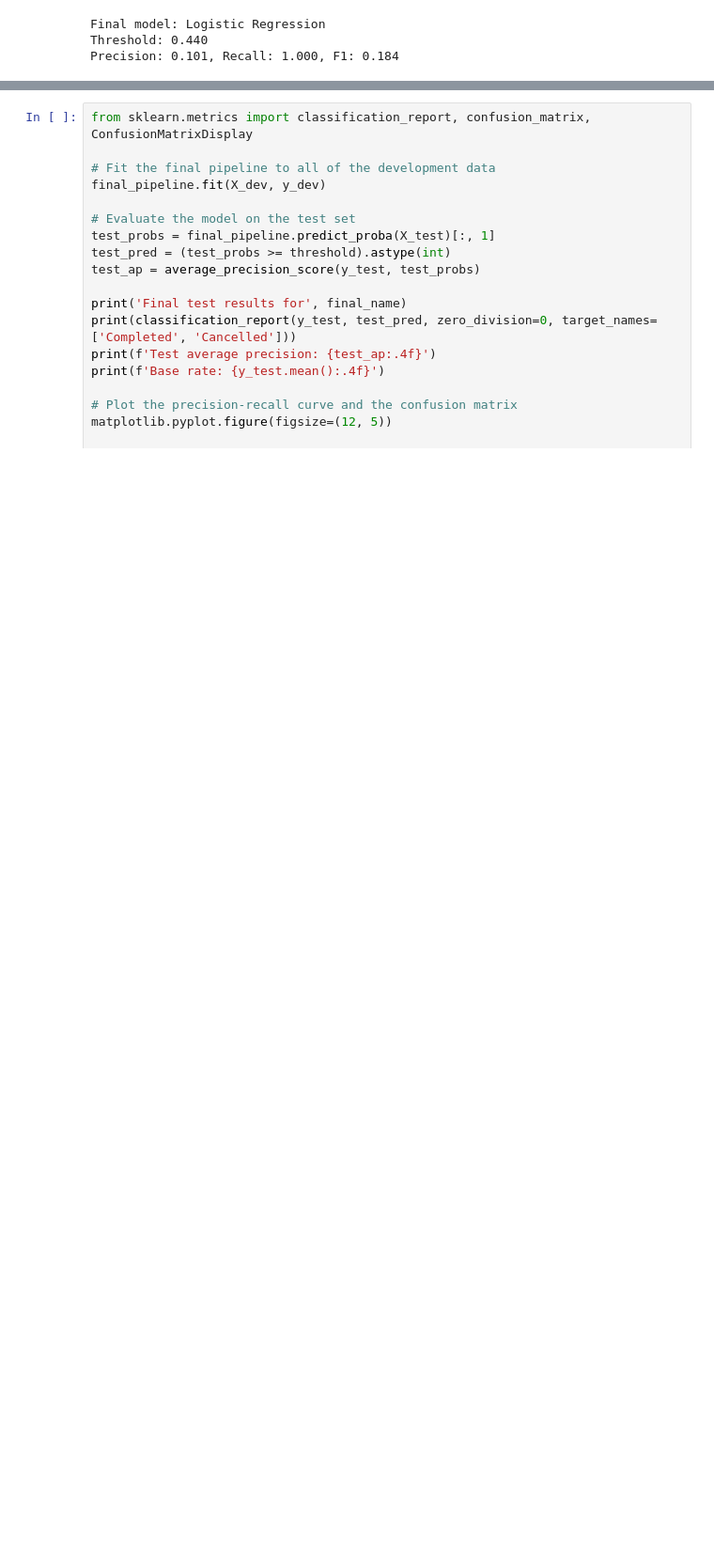
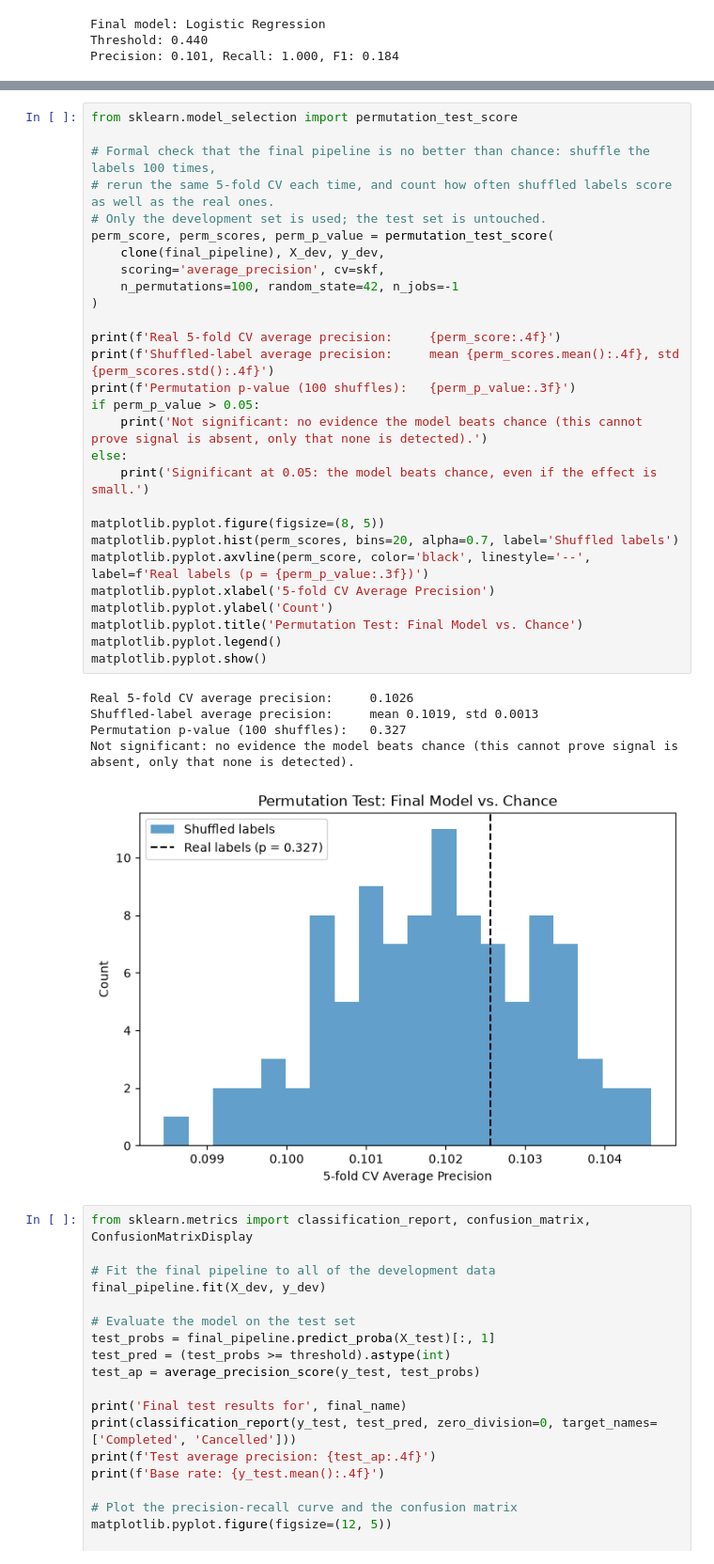
Before and after one commit to SadiqM05/guber-prediction, a Jupyter notebook: notebooks/04_eval.ipynb, the cells around one changed output, grey strips where cells are left out. Shown at 94% size. Saved outputs shown, nothing was run; the diff lists cells and outputs as text; blank space fills up the shorter version.

```diff
--- a/notebooks/04_eval.ipynb
+++ b/notebooks/04_eval.ipynb
@@ -364,3 +370,37 @@ Precision: 0.101, Recall: 1.000, F1: 0.184
+# %%
+from sklearn.model_selection import permutation_test_score
+
+# Formal check that the final pipeline is no better than chance: shuffle the labels 100 times,
+# rerun the same 5-fold CV each time, and count how often shuffled labels score as well as the real ones.
+# Only the development set is used; the test set is untouched.
+perm_score, perm_scores, perm_p_value = permutation_test_score(
+    clone(final_pipeline), X_dev, y_dev,
+    scoring='average_precision', cv=skf,
+    n_permutations=100, random_state=42, n_jobs=-1
+)
+
+print(f'Real 5-fold CV average precision:     {perm_score:.4f}')
+print(f'Shuffled-label average precision:     mean {perm_scores.mean():.4f}, std {perm_scores.std():.4f}')
+print(f'Permutation p-value (100 shuffles):   {perm_p_value:.3f}')
+if perm_p_value > 0.05:
+    print('Not significant: no evidence the model beats chance (this cannot prove signal is absent, only that none is detected).')
+else:
+    print('Significant at 0.05: the model beats chance, even if the effect is small.')
+
+matplotlib.pyplot.figure(figsize=(8, 5))
+matplotlib.pyplot.hist(perm_scores, bins=20, alpha=0.7, label='Shuffled labels')
+matplotlib.pyplot.axvline(perm_score, color='black', linestyle='--', label=f'Real labels (p = {perm_p_value:.3f})')
+matplotlib.pyplot.xlabel('5-fold CV Average Precision')
+matplotlib.pyplot.ylabel('Count')
+matplotlib.pyplot.title('Permutation Test: Final Model vs. Chance')
+matplotlib.pyplot.legend()
+matplotlib.pyplot.show()
+# %% [output]
+Real 5-fold CV average precision:     0.1026
+Shuffled-label average precision:     mean 0.1019, std 0.0013
+Permutation p-value (100 shuffles):   0.327
+Not significant: no evidence the model beats chance (this cannot prove signal is absent, only that none is detected).
+[figure, added]
 # %%
 from sklearn.metrics import classification_report, confusion_matrix, ConfusionMatrixDisplay
 
```
Also changed, not shown: parts of 4 cells of this notebook, 23 other files.
